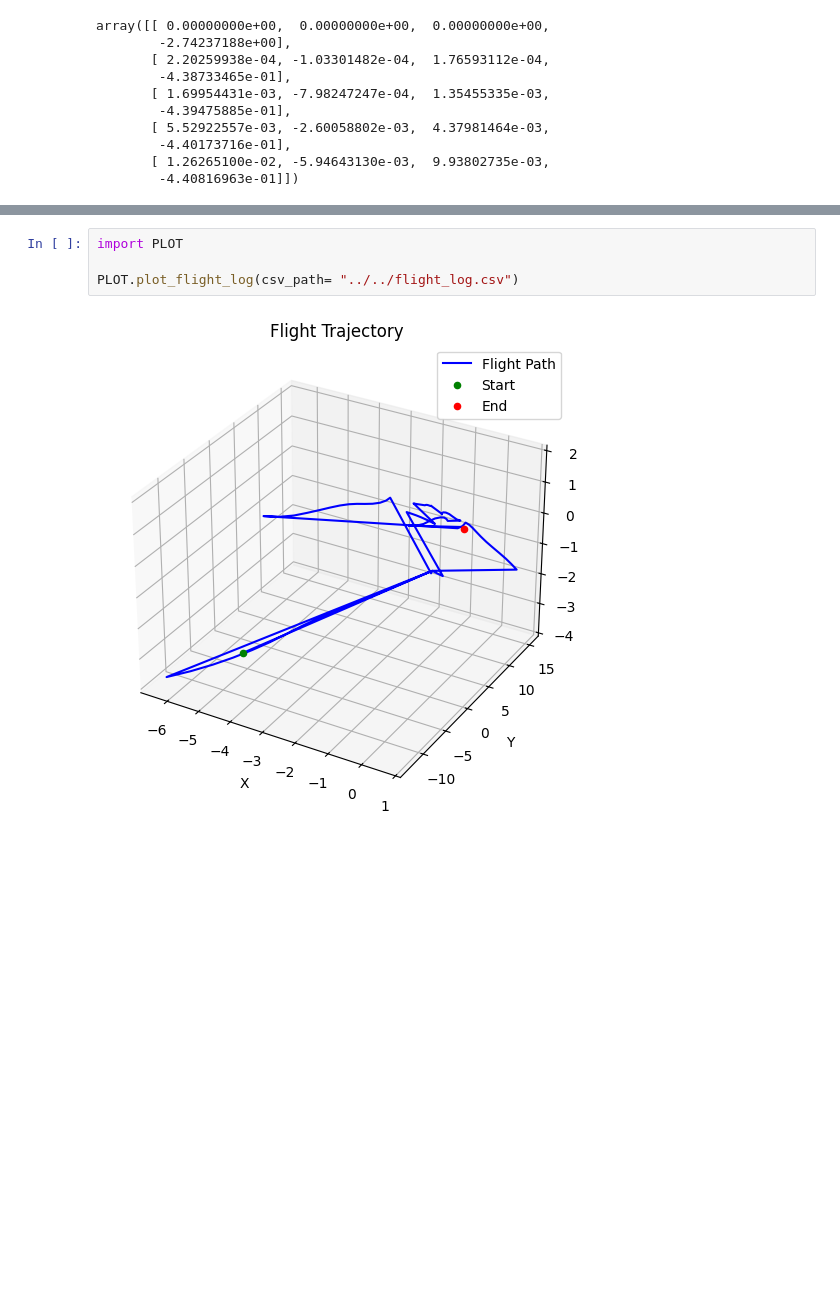
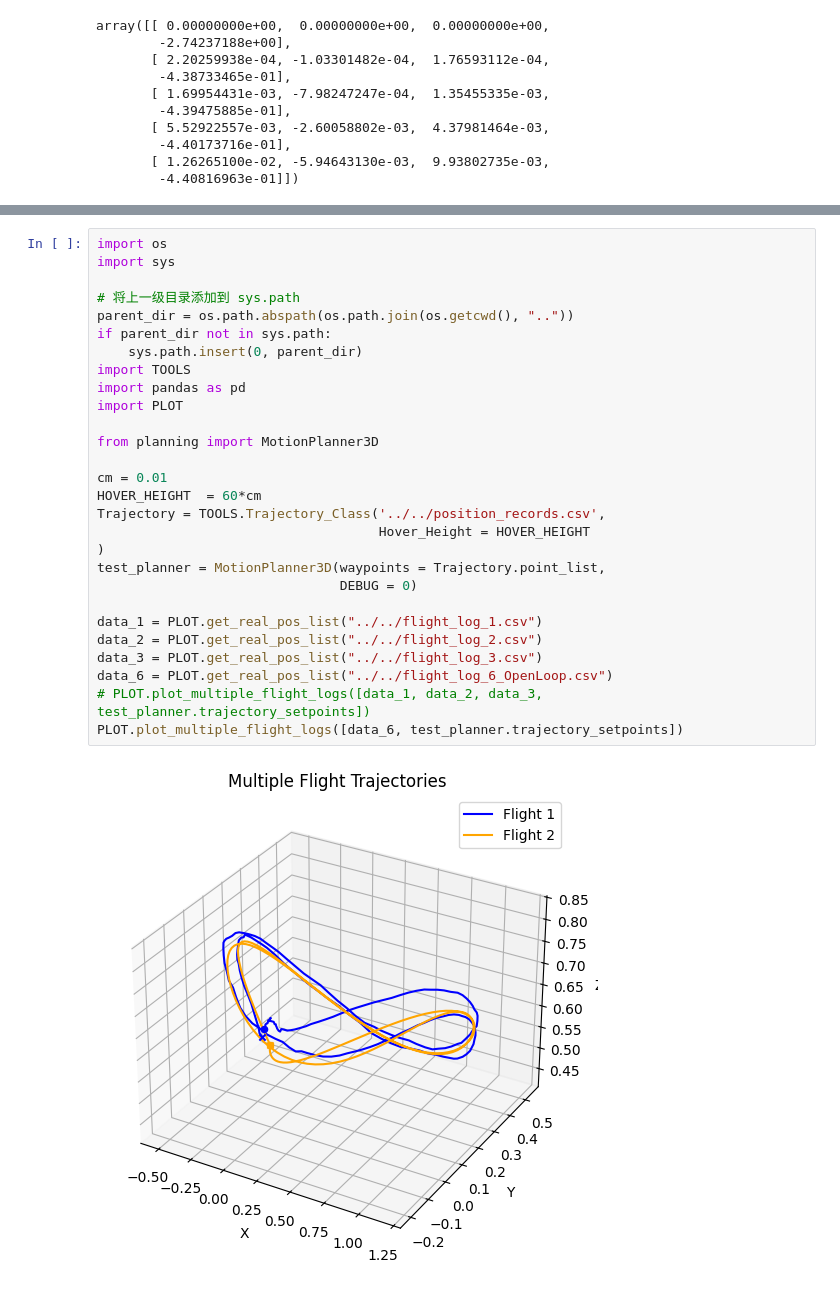
Before and after one commit to MATH-286-Pro/EPFL-MICRO-502-Aerial-Robotics, a Jupyter notebook: Project_2/Planing/test.ipynb, the cells around one changed output, grey strips where cells are left out. Saved outputs shown, nothing was run; the diff lists cells and outputs as text; blank space fills up the shorter version.

```diff
--- a/Project_2/Planing/test.ipynb
+++ b/Project_2/Planing/test.ipynb
@@ -54,6 +56,29 @@ test_planner.plot_discrete(None, test_planner.waypoints, test_planner.trajectory
 # %%
+import os
+import sys
+
+# 将上一级目录添加到 sys.path
+parent_dir = os.path.abspath(os.path.join(os.getcwd(), ".."))
+if parent_dir not in sys.path:
+    sys.path.insert(0, parent_dir)
+import TOOLS
+import pandas as pd
 import PLOT
 
-PLOT.plot_flight_log(csv_path= "../../flight_log.csv")
+from planning import MotionPlanner3D
+
+cm = 0.01
+HOVER_HEIGHT  = 60*cm
+Trajectory = TOOLS.Trajectory_Class('../../position_records.csv',
+                                    Hover_Height = HOVER_HEIGHT                                    )
+test_planner = MotionPlanner3D(waypoints = Trajectory.point_list,
+                               DEBUG = 0)
+
+data_1 = PLOT.get_real_pos_list("../../flight_log_1.csv")
+data_2 = PLOT.get_real_pos_list("../../flight_log_2.csv")
+data_3 = PLOT.get_real_pos_list("../../flight_log_3.csv")
+data_6 = PLOT.get_real_pos_list("../../flight_log_6_OpenLoop.csv")
+# PLOT.plot_multiple_flight_logs([data_1, data_2, data_3, test_planner.trajectory_setpoints])
+PLOT.plot_multiple_flight_logs([data_6, test_planner.trajectory_setpoints])
 # %% [output]
-[figure, old version]
+[figure, new version]
```
Also changed, not shown: parts of 1 cell of this notebook, 21 other files.
